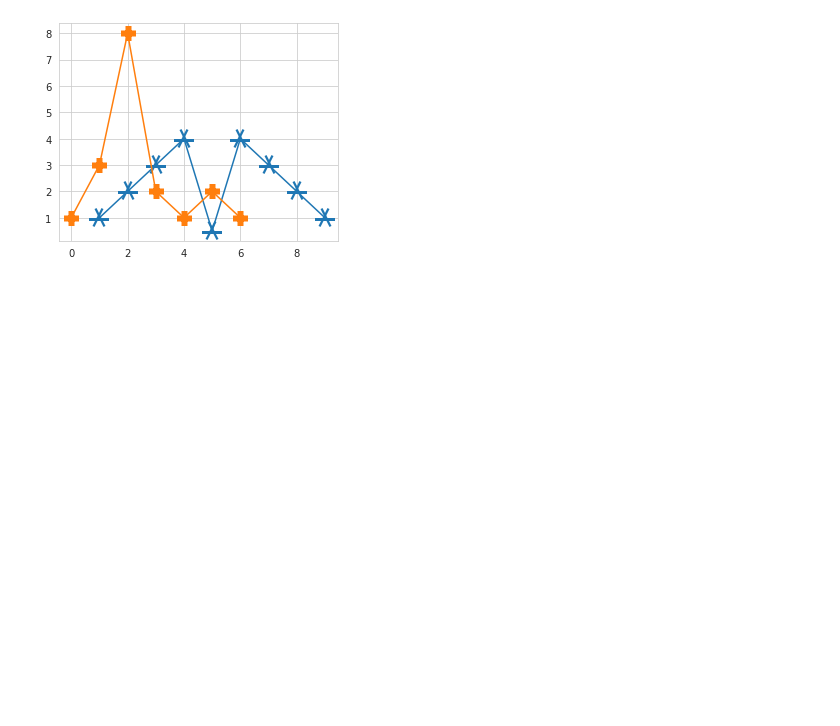
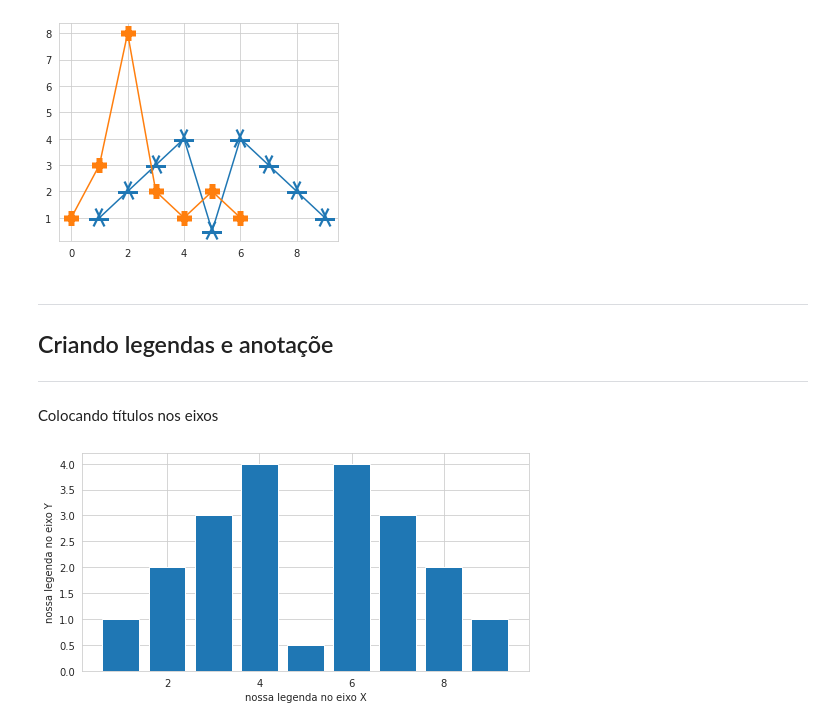
Before and after one commit to joaocbjr/Learn_DataScience, a Jupyter notebook: Cap2_Visualização_de_dados.ipynb, the cells around one changed output. Cells and saved outputs as stored; diff of their text form; code cells hidden in the pictures; blank space fills up the shorter version.

```diff
--- a/Cap2_Visualização_de_dados.ipynb
+++ b/Cap2_Visualização_de_dados.ipynb
@@ -149,3 +149,37 @@ plt.plot(x1, y1, marker='+', mew=15)
 plt.show()
 # %% [output]
 [figure]
+# %% [markdown]
+___
+## Criando legendas e anotaçõe
+___
+# %%
+import pandas as pd
+
+import matplotlib.pyplot as plt
+from pylab import rcParams
+import seaborn as sns
+
+
+%matplotlib inline
+rcParams['figure.figsize'] = 8, 4
+sns.set_style('whitegrid')
+
+
+carros = pd.read_csv(caminho)
+carros.columns = ['nomes','mpg','cyl','disp', 'hp', 'drat', 'wt', 'qsec', 'vs', 'am', 'gear', 'carb']
+mpg = carros['mpg']
+# %% [markdown]
+
+
+Colocando títulos nos eixos
+# %%
+x = range(1, 10)
+y = [1, 2, 3, 4, 0.5, 4, 3, 2, 1]
+plt.bar(x, y)
+
+plt.xlabel('nossa legenda no eixo X')
+plt.ylabel('nossa legenda no eixo Y')
+plt.show()
+# %% [output]
+[figure, added]
```
Also changed, not shown: parts of 26 cells of this notebook.
